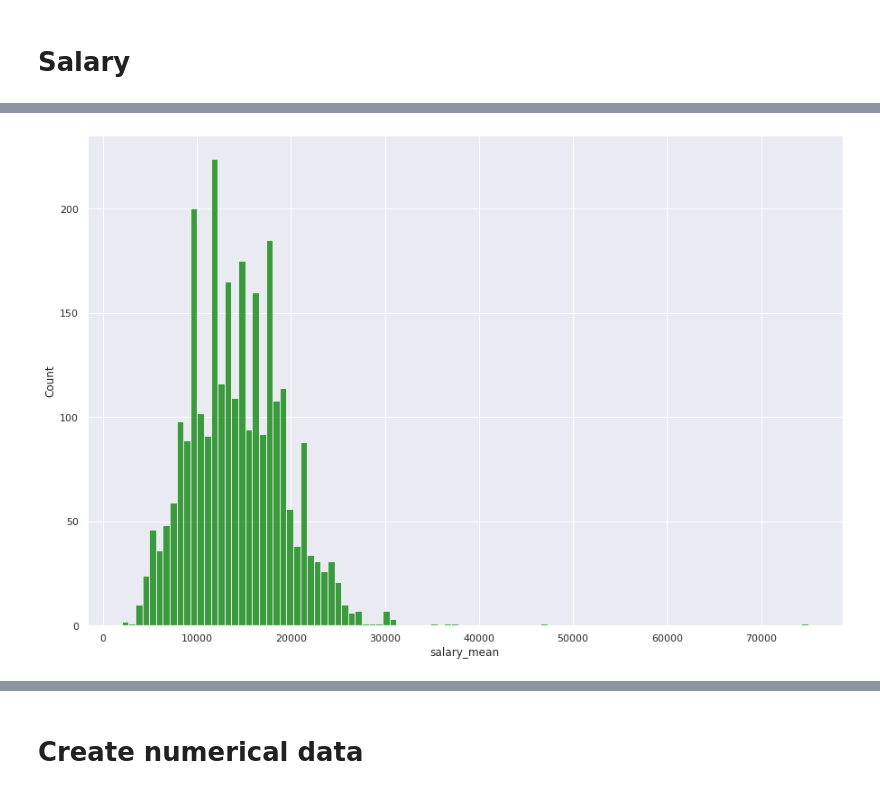
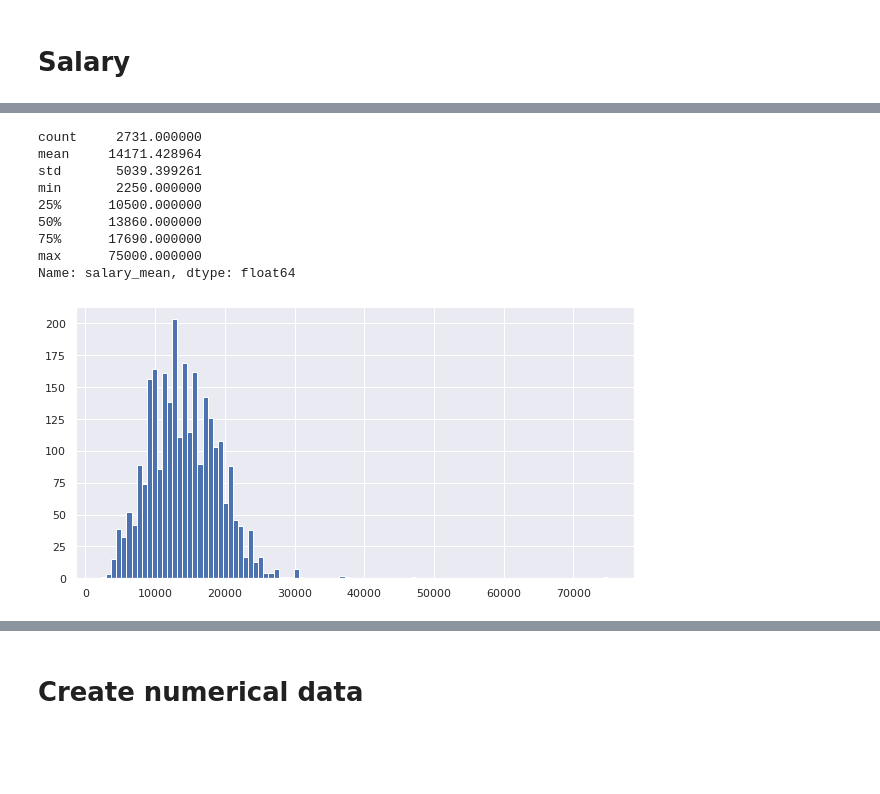
Before and after one commit to MalarzDawid/Job-Salary-Prediction, a Jupyter notebook: projects/justjoin-jobs/notebooks/EDA.ipynb, the cells around one changed output, grey strips where cells are left out. Cells and saved outputs as stored; diff of their text form; code cells hidden in the pictures; blank space fills up the shorter version.

```diff
--- a/projects/justjoin-jobs/notebooks/EDA.ipynb
+++ b/projects/justjoin-jobs/notebooks/EDA.ipynb
@@ -135,3 +135,5 @@ print(len(unique_skills))
+# %%
+df['total_skills'] = df['levels'].apply(lambda x: len(ast.literal_eval(x)))
 # %% [markdown]
 # Workplace vs. COVID-19
 # %%
@@ -180,5 +174,2 @@ def categorize_company_size(x):
 # %%
-df['company_size_feature'] = df['company_size'].apply(lambda x: clear_data(x))
+df['company_size'] = df['company_size'].apply(lambda x: clear_data(x))
-# %%
-df['company_size_feature'] = df['company_size_feature'].apply(lambda x: categorize_company_size(x))
-df.drop('company_size', axis=1)
@@ -199,3 +176,7 @@ df.drop('company_size', axis=1)
+# %%
+df['company_size_bin'] = pd.cut(df['company_size'],
+                                bins=[0,30,500,1000,100000],
+                                labels=["very_small", "small","medium", 'large'])
 # %% [markdown]
 # Experience Level
 # %%
@@ -249,6 +235,17 @@ df['salary_mean'] = df['salary_mean'] * df['currency']
+# %%
+df['salary_mean'].describe()
+# %% [output]
+count     2731.000000
+mean     14171.428964
+std       5039.399261
+min       2250.000000
+25%      10500.000000
+50%      13860.000000
+75%      17690.000000
+max      75000.000000
+Name: salary_mean, dtype: float64
 # %%
-plt.figure(figsize=(15,10))
-
-sns.histplot(df['salary_mean'], bins=100, color="green");
+plt.figure(figsize=(10,5))
+df['salary_mean'].hist(bins=100);
 # %% [output]
-[figure, old version]
+[figure, new version]
```
Also changed, not shown: parts of 23 cells of this notebook.
